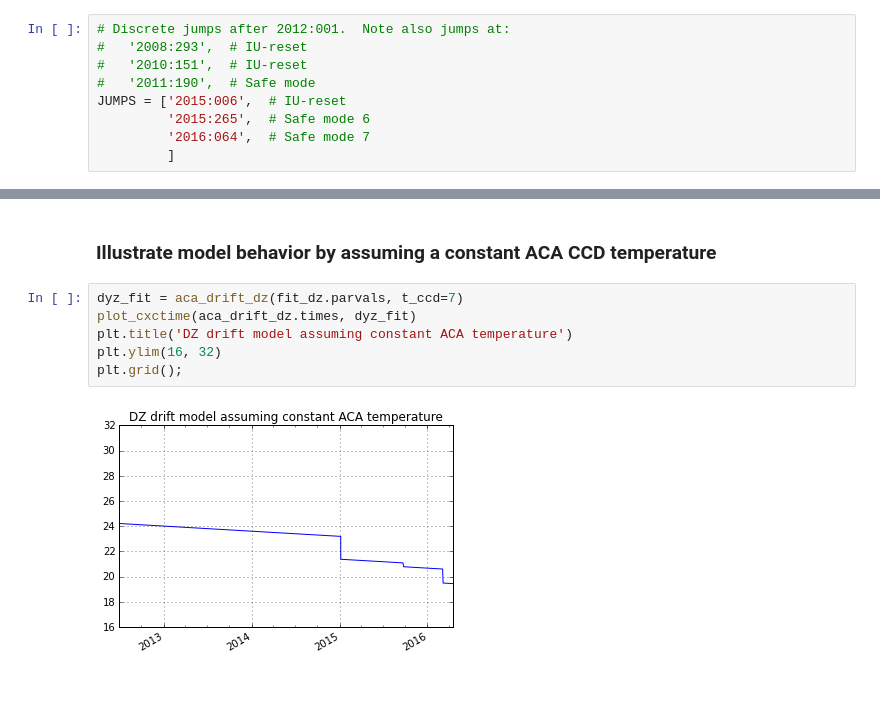
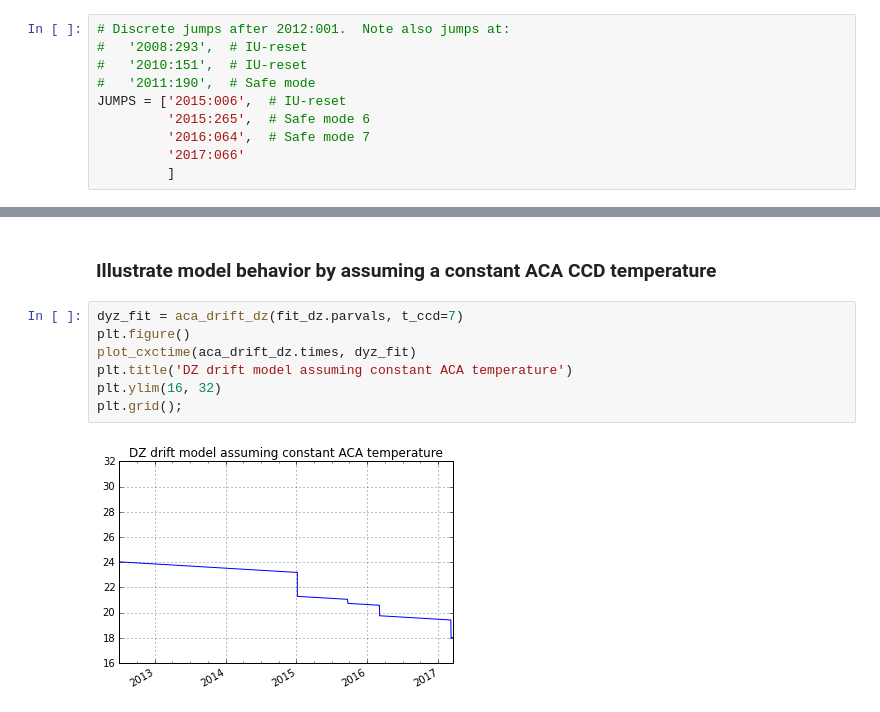
Before and after one commit to sot/aimpoint_mon, a Jupyter notebook: fit_aimpoint_drift.ipynb, the cells around one changed output, grey strips where cells are left out. Drawn from its saved outputs; the diff is of its cells as text.

```diff
--- a/fit_aimpoint_drift.ipynb
+++ b/fit_aimpoint_drift.ipynb
@@ -92,6 +110,7 @@ SIM_MM_TO_ARCSEC = 20.493
 JUMPS = ['2015:006',  # IU-reset
          '2015:265',  # Safe mode 6
          '2016:064',  # Safe mode 7
+         '2017:066'
          ]
 # %%
 ltt_bads = events.ltt_bads(pad=(0, 200000))
@@ -340,9 +363,10 @@ Fit residual 99th - 1st percentile = 5.53
 ### Illustrate model behavior by assuming a constant ACA CCD temperature
 # %%
 dyz_fit = aca_drift_dz(fit_dz.parvals, t_ccd=7)
+plt.figure()
 plot_cxctime(aca_drift_dz.times, dyz_fit)
 plt.title('DZ drift model assuming constant ACA temperature')
 plt.ylim(16, 32)
 plt.grid();
 # %% [output]
-[figure, old version]
+[figure, new version]
```
Also changed, not shown: parts of 10 cells of this notebook.
